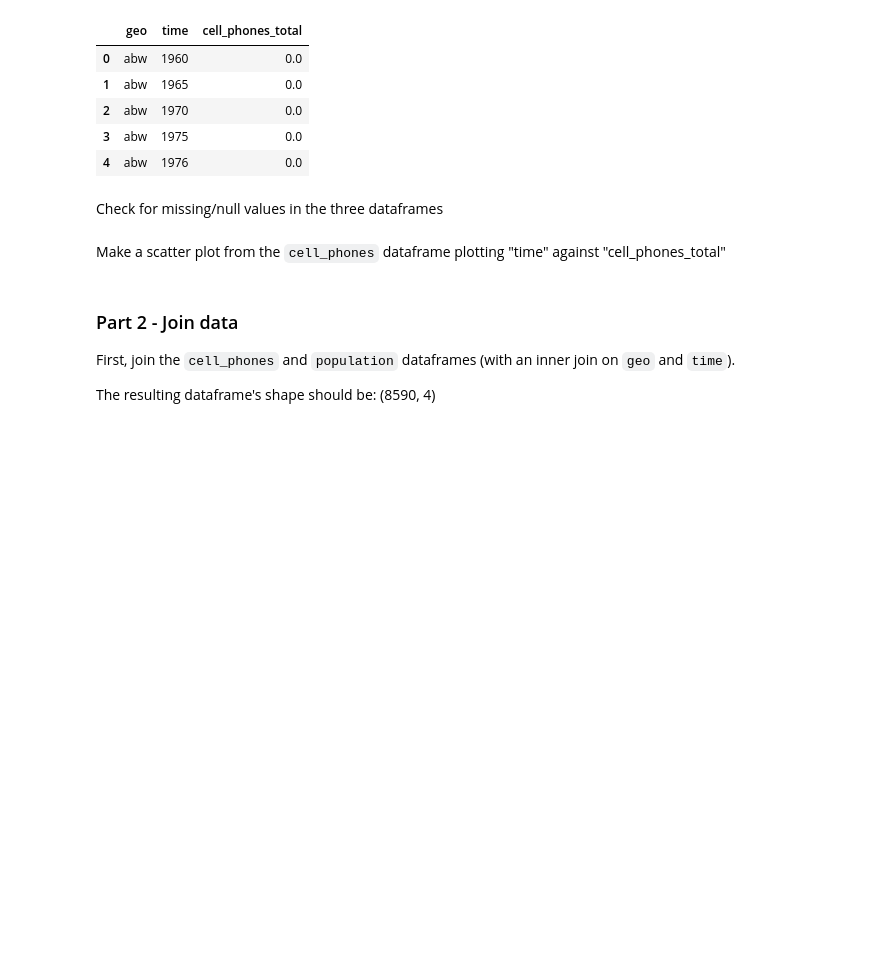
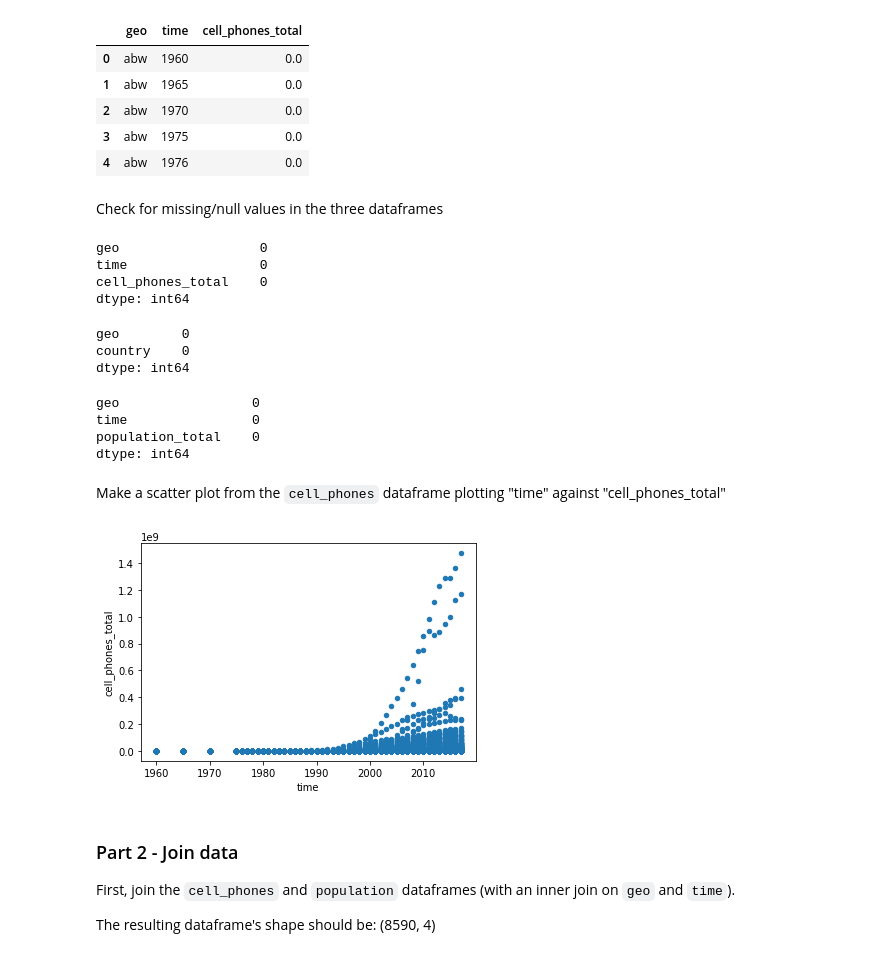
Before and after one commit to marianvinas/DS-Unit-1-Sprint-1-Data-Wrangling-and-Storytelling-1, a Jupyter notebook: DS_Unit_1_Sprint_Challenge_1_Data_Wrangling_and_Storytelling.ipynb, the cells around one changed output. Drawn from its saved outputs; the diff is of its cells as text; code cells hidden in the pictures; blank space fills up the shorter version.

```diff
--- a/DS_Unit_1_Sprint_Challenge_1_Data_Wrangling_and_Storytelling.ipynb
+++ b/DS_Unit_1_Sprint_Challenge_1_Data_Wrangling_and_Storytelling.ipynb
@@ -45,10 +45,32 @@ cell_phones.head()
 Check for missing/null values in the three dataframes
 # %%
 # Your Work Here
+cell_phones.isnull().sum()
+# %% [output]
+geo                  0
+time                 0
+cell_phones_total    0
+dtype: int64
+# %%
+geo_country_codes.isnull().sum()
+# %% [output]
+geo        0
+country    0
+dtype: int64
+# %%
+population.isnull().sum()
+# %% [output]
+geo                 0
+time                0
+population_total    0
+dtype: int64
 # %% [markdown]
 Make a scatter plot from the `cell_phones` dataframe plotting "time" against "cell_phones_total"
 # %%
 # Your Work Here
+cell_phones.plot.scatter('time', 'cell_phones_total');
+# %% [output]
+[figure, added]
 # %% [markdown]
 ### Part 2 - Join data
 
```
Also changed, not shown: parts of 5 cells of this notebook.
